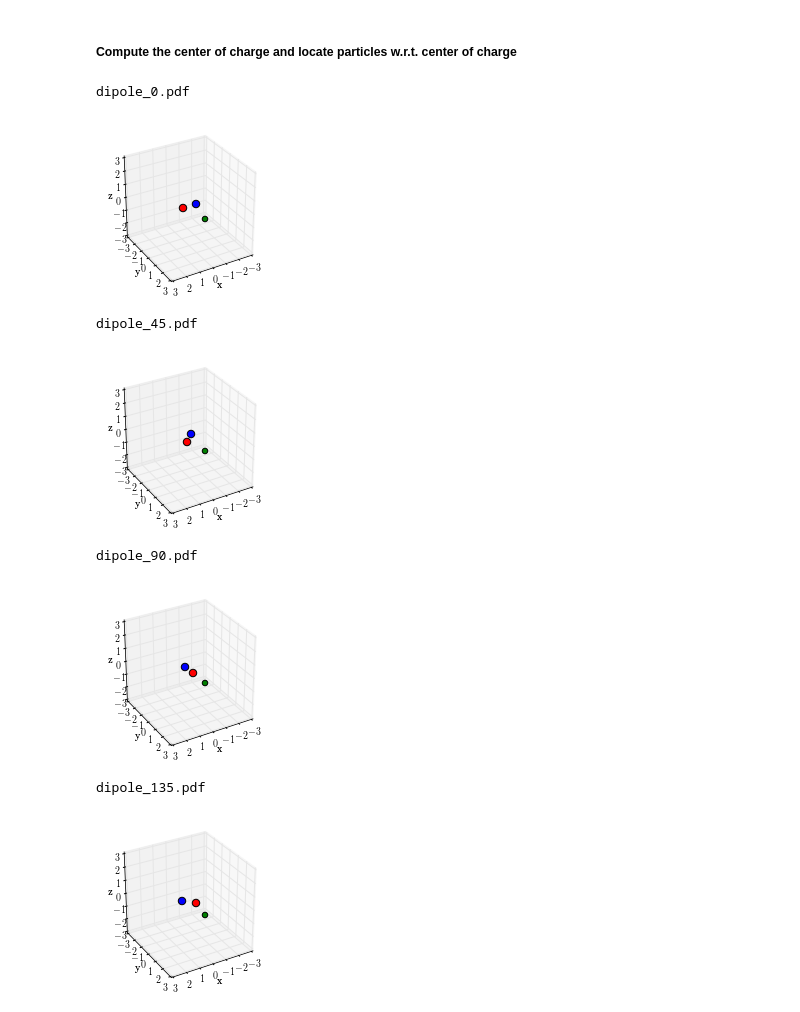
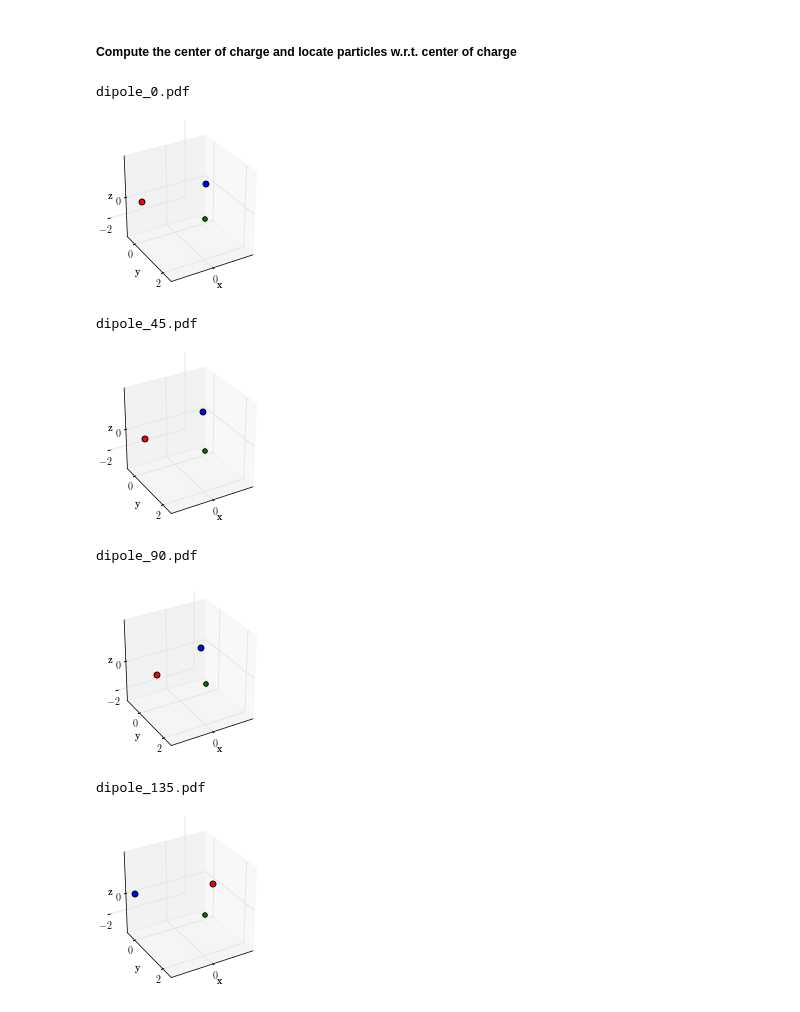
Before and after one commit to cdlrpi/fmm-rigidbodies, a Jupyter notebook: dipole-rotation/plot-system.ipynb, the cells around one changed output. Saved outputs shown, nothing was run; the diff lists cells and outputs as text; code cells hidden in the pictures.

```diff
--- a/dipole-rotation/plot-system.ipynb
+++ b/dipole-rotation/plot-system.ipynb
@@ -101,6 +101,8 @@ R = [rcq_qa, rcq_qb, rcq_qc, rcq_qd]
 # Test point
 rcq_p = np.array([0, d, 0])
 
+fig_size = (3,3)
+
 # Graphical Representation of test systems
 for i,r in enumerate(R,start=1):
 
@@ -111,15 +113,14 @@ for i,r in enumerate(R,start=1):
     plt.rc('font', family='serif')
 
     # Create Plot
-    fig = plt.figure(figsize=(3,3))
-#     fig = plt.figure(figsize=(2.5,2.5))
+    fig = plt.figure(figsize=fig_size)
     ax = fig.add_subplot(1,1,1, projection='3d')
 
     # Plot Origin
 #     ax.scatter(0, 0, 0, zdir='z', s=5, c='0.75')
 
     # plot scale
-    l = d+1
+    l = d
 
     # Plot axis unit vectors
 #     x_hat = Arrow3D([0,l/2],[0,0],[0,0], mutation_scale=20, lw=1, arrowstyle="-|>", color="0.75")
@@ -137,50 +138,50 @@ for i,r in enumerate(R,start=1):
     ax.scatter(rcq_p[0], rcq_p[1], rcq_p[2], zdir='z', s=10*l, c='green')
 
     # axis limits
-    ax.set_xlim(-l, l)
-    ax.set_ylim(-l, l)
-    ax.set_zlim(-l, l)
+#     ax.set_xlim(-l, l)
+#     ax.set_ylim(-l, l)
+#     ax.set_zlim(-l, l)
 
-#     ax.set_xticks(np.arange(-3,4,2))
-#     ax.set_yticks(np.arange(-3,4,2))
-#     ax.set_zticks(np.arange(-3,4,2))
+    ax.set_xticks(np.arange(-l,l+1,2))
+    ax.set_yticks(np.arange(-l,l+1,2))
+    ax.set_zticks(np.arange(-l,l+1,2))
 
 #     majorLocator   = MultipleLocator(1)
 #     majorFormatter = FormatStrFormatter('%d')
 #     minorLocator   = MultipleLocator(1)
 
 #     ax.xaxis.set_major_locator(majorLocator)
 #     ax.xaxis.set_major_formatter(majorFormatter)
 #     ax.yaxis.set_major_locator(majorLocator)
 #     ax.yaxis.set_major_formatter(majorFormatter)
 #     ax.zaxis.set_major_locator(majorLocator)
 #     ax.zaxis.set_major_formatter(majorFormatter)
 
 
 #     #for the minor ticks, use no labels; default NullFormatter
 #     ax.xaxis.set_minor_locator(minorLocator)
 #     ax.yaxis.set_minor_locator(minorLocator)
 #     ax.zaxis.set_minor_locator(minorLocator)
 
     # axis labels
     ax.set_xlabel('x')
     ax.set_ylabel('y')
     ax.set_zlabel('z')
 
     # plot title
 #     ax.set_title('Rotation '+repr(angle[i-1]*180/np.pi))
 
     ax.view_init(elev=30., azim=60.0)
     plt.savefig('dipole_'+"{0:.0f}".format(angle[i-1]*180/np.pi)+'.pdf')
     print('dipole_'+"{0:.0f}".format(angle[i-1]*180/np.pi)+'.pdf')
 
     plt.show()
 # %% [output]
 dipole_0.pdf
-[figure, old version]
+[figure, new version]
 dipole_45.pdf
-[figure, old version]
+[figure, new version]
 dipole_90.pdf
-[figure, old version]
+[figure, new version]
 dipole_135.pdf
-[figure, old version]
+[figure, new version]
```
Also changed, not shown: 8 other files.
